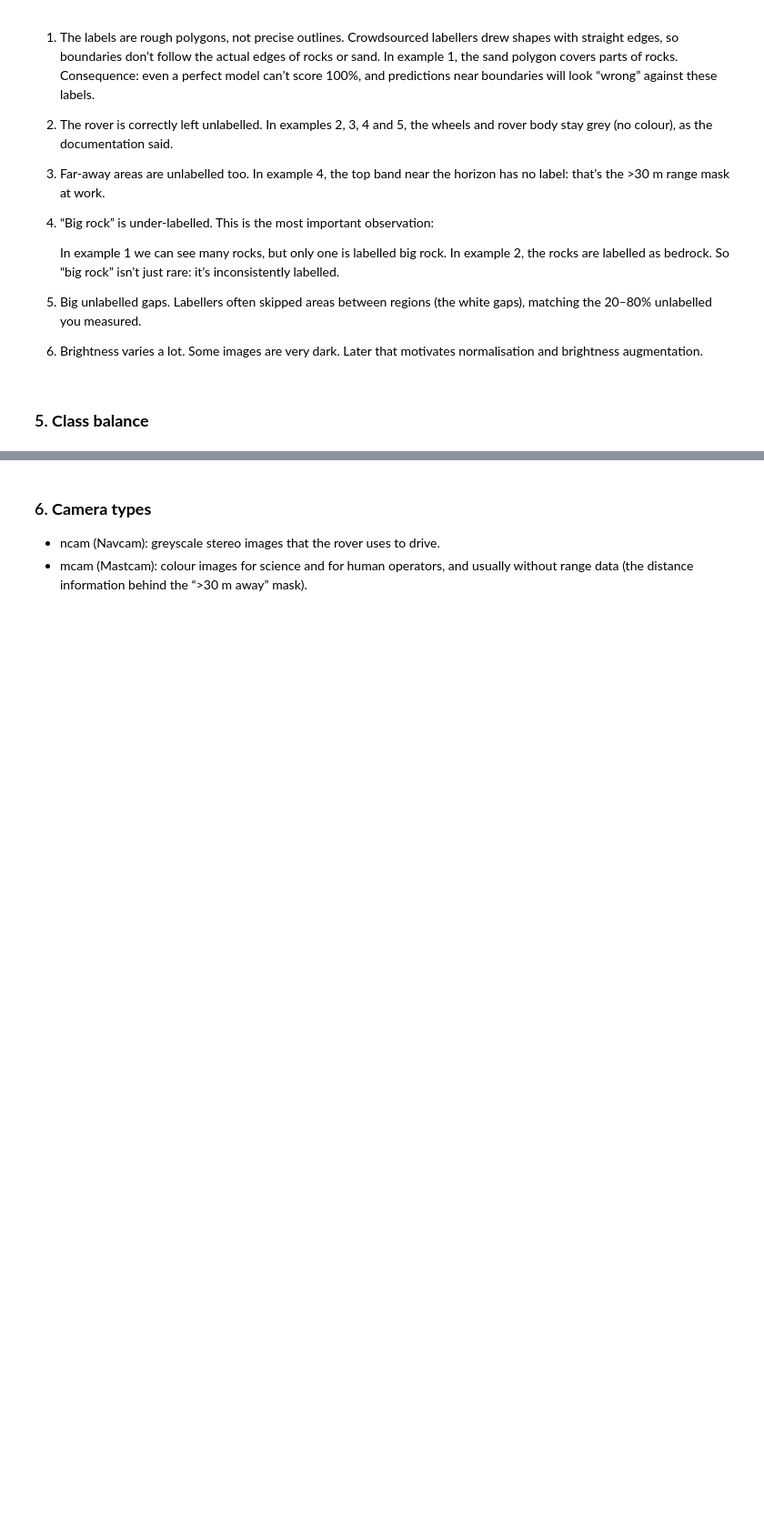
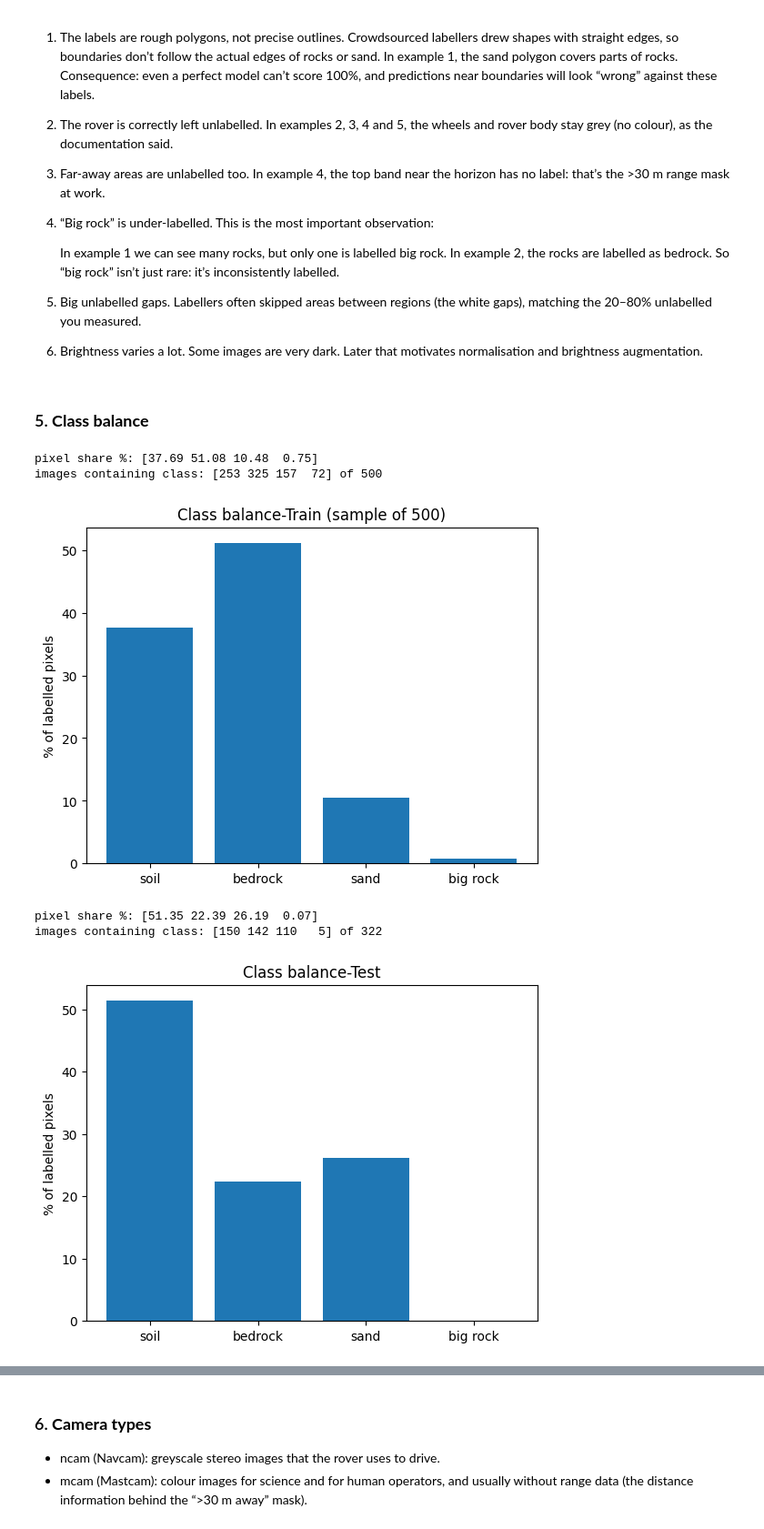
Before and after one commit to yagmur-cam/mars-terrain-segmentation, a Jupyter notebook: notebooks/01_explore_data.ipynb, the cells around one changed output, grey strips where cells are left out. Shown at 91% size. Saved outputs shown, nothing was run; the diff lists cells and outputs as text; code cells hidden in the pictures; blank space fills up the shorter version.

Commit message:
inspecting the data class balance

```diff
--- a/notebooks/01_explore_data.ipynb
+++ b/notebooks/01_explore_data.ipynb
@@ -296,3 +296,58 @@ for lbl in sample_train[:5]:
 6. Brightness varies a lot. Some images are very dark. Later that motivates normalisation and brightness augmentation.
 # %% [markdown]
 ### 5. **Class balance**
+# %%
+# measuring how rare each class is
+
+random.seed(0)
+sample_500 = random.sample(train_lbls, 500)
+totals = np.zeros(4, dtype=np.int64) # an array of four zeros, pixels per class
+present = np.zeros(4, dtype=np.int64)  # images containing each class
+
+for p in sample_500: # for each label in a larger sample, count the pixels per class ignoring 255
+    with Image.open(p) as lb:
+        arr = np.array(lb)
+    counts = np.bincount(arr[arr != 255], minlength=4)
+    totals += counts
+    present += counts > 0
+
+percent = totals / totals.sum() * 100
+classes = ["soil", "bedrock", "sand", "big rock"]
+
+print("pixel share %:", percent.round(2))
+print("images containing class:", present, "of", len(sample_500))
+
+plt.bar(classes, percent)
+plt.ylabel("% of labelled pixels")
+plt.title("Class balance-Train (sample of 500)")
+plt.show()
+
+# now, for the test set
+
+totals_test = np.zeros(4, dtype=np.int64) # an array of four zeros, pixels per class
+present_test = np.zeros(4, dtype=np.int64)  # images containing each class
+
+for p in test_lbls: # for each label in a larger sample, count the pixels per class ignoring 255
+    with Image.open(p) as lb:
+        arr = np.array(lb)
+    counts = np.bincount(arr[arr != 255], minlength=4)
+    totals_test += counts
+    present_test += counts > 0
+
+percent_test = totals_test / totals_test.sum() * 100
+classes = ["soil", "bedrock", "sand", "big rock"]
+
+print("pixel share %:", percent_test.round(2))
+print("images containing class:", present_test, "of", len(test_lbls))
+
+plt.bar(classes, percent_test)
+plt.ylabel("% of labelled pixels")
+plt.title("Class balance-Test")
+plt.show()
+# %% [output]
+pixel share %: [37.69 51.08 10.48  0.75]
+images containing class: [253 325 157  72] of 500
+[figure, added]
+pixel share %: [51.35 22.39 26.19  0.07]
+images containing class: [150 142 110   5] of 322
+[figure, added]
```
Also changed, not shown: parts of 3 cells of this notebook.
